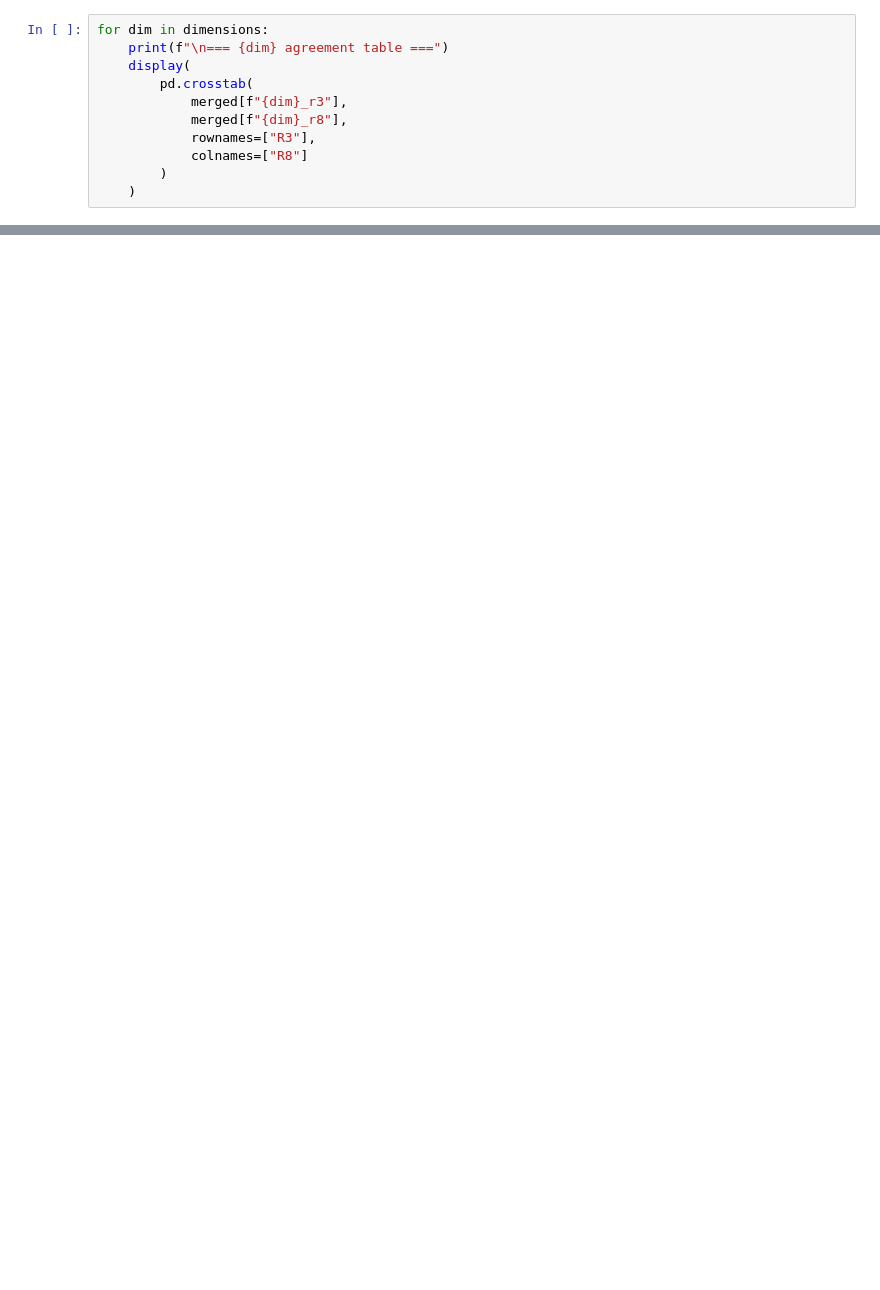
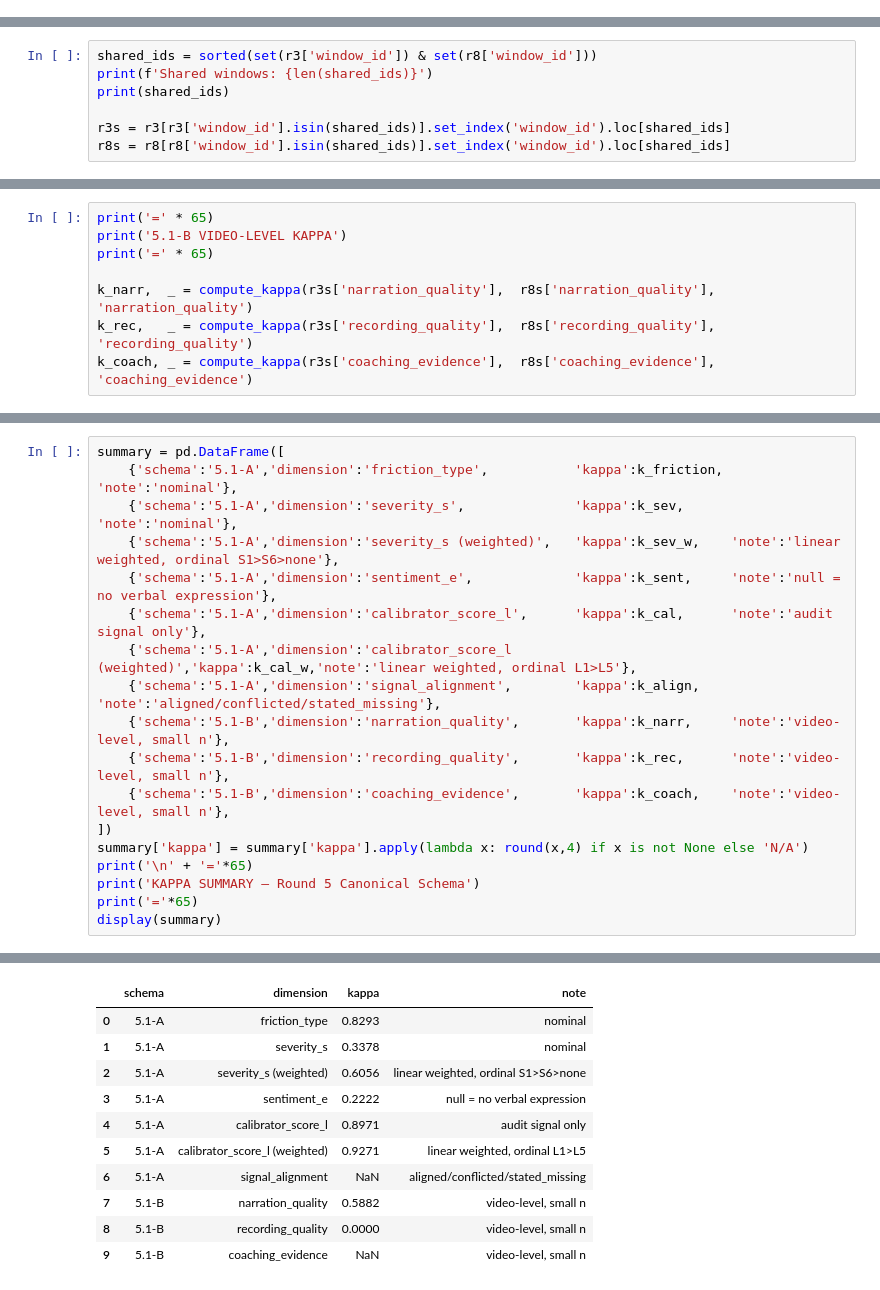
Before and after one commit to 666junyichen/accessibility-testing-qa-engine, a Jupyter notebook: notebooks/04_kappa_agreement.ipynb, the cells around one changed output, grey strips where cells are left out. Cells and saved outputs as stored; diff of their text form; blank space fills up the shorter version.

Commit message:
R8 updated kappa agreement

```diff
--- a/notebooks/04_kappa_agreement.ipynb
+++ b/notebooks/04_kappa_agreement.ipynb
@@ -152,11 +54,0 @@ display(results_df)
-# %%
-for dim in dimensions:
-    print(f"\n=== {dim} agreement table ===")
-    display(
-        pd.crosstab(
-            merged[f"{dim}_r3"],
-            merged[f"{dim}_r8"],
-            rownames=["R3"],
-            colnames=["R8"]
-        )
-    )
@@ -225,0 +57,7 @@ Round 1 agreement results: friction_type kappa = 0.6606, severity kappa = 0.3869
+# %%
+shared_ids = sorted(set(r3['window_id']) & set(r8['window_id']))
+print(f'Shared windows: {len(shared_ids)}')
+print(shared_ids)
+
+r3s = r3[r3['window_id'].isin(shared_ids)].set_index('window_id').loc[shared_ids]
+r8s = r8[r8['window_id'].isin(shared_ids)].set_index('window_id').loc[shared_ids]
@@ -225,0 +175,8 @@ Round 1 agreement results: friction_type kappa = 0.6606, severity kappa = 0.3869
+# %%
+print('=' * 65)
+print('5.1-B VIDEO-LEVEL KAPPA')
+print('=' * 65)
+
+k_narr,  _ = compute_kappa(r3s['narration_quality'],  r8s['narration_quality'],  'narration_quality')
+k_rec,   _ = compute_kappa(r3s['recording_quality'],  r8s['recording_quality'],  'recording_quality')
+k_coach, _ = compute_kappa(r3s['coaching_evidence'],  r8s['coaching_evidence'],  'coaching_evidence')
@@ -225,0 +290,19 @@ Round 1 agreement results: friction_type kappa = 0.6606, severity kappa = 0.3869
+# %%
+summary = pd.DataFrame([
+    {'schema':'5.1-A','dimension':'friction_type',           'kappa':k_friction, 'note':'nominal'},
+    {'schema':'5.1-A','dimension':'severity_s',              'kappa':k_sev,      'note':'nominal'},
+    {'schema':'5.1-A','dimension':'severity_s (weighted)',   'kappa':k_sev_w,    'note':'linear weighted, ordinal S1>S6>none'},
+    {'schema':'5.1-A','dimension':'sentiment_e',             'kappa':k_sent,     'note':'null = no verbal expression'},
+    {'schema':'5.1-A','dimension':'calibrator_score_l',      'kappa':k_cal,      'note':'audit signal only'},
+    {'schema':'5.1-A','dimension':'calibrator_score_l (weighted)','kappa':k_cal_w,'note':'linear weighted, ordinal L1>L5'},
+    {'schema':'5.1-A','dimension':'signal_alignment',        'kappa':k_align,    'note':'aligned/conflicted/stated_missing'},
+    {'schema':'5.1-B','dimension':'narration_quality',       'kappa':k_narr,     'note':'video-level, small n'},
+    {'schema':'5.1-B','dimension':'recording_quality',       'kappa':k_rec,      'note':'video-level, small n'},
+    {'schema':'5.1-B','dimension':'coaching_evidence',       'kappa':k_coach,    'note':'video-level, small n'},
+])
+summary['kappa'] = summary['kappa'].apply(lambda x: round(x,4) if x is not None else 'N/A')
+print('\n' + '='*65)
+print('KAPPA SUMMARY — Round 5 Canonical Schema')
+print('='*65)
+display(summary)
+# %% [output]
@@ -225,0 +312,11 @@ Round 1 agreement results: friction_type kappa = 0.6606, severity kappa = 0.3869
+|  | schema | dimension | kappa | note |
+| 0 | 5.1-A | friction_type | 0.8293 | nominal |
+| 1 | 5.1-A | severity_s | 0.3378 | nominal |
+| 2 | 5.1-A | severity_s (weighted) | 0.6056 | linear weighted, ordinal S1>S6>none |
+| 3 | 5.1-A | sentiment_e | 0.2222 | null = no verbal expression |
+| 4 | 5.1-A | calibrator_score_l | 0.8971 | audit signal only |
+| 5 | 5.1-A | calibrator_score_l (weighted) | 0.9271 | linear weighted, ordinal L1>L5 |
+| 6 | 5.1-A | signal_alignment | NaN | aligned/conflicted/stated_missing |
+| 7 | 5.1-B | narration_quality | 0.5882 | video-level, small n |
+| 8 | 5.1-B | recording_quality | 0.0000 | video-level, small n |
+| 9 | 5.1-B | coaching_evidence | NaN | video-level, small n |
```
Also changed, not shown: parts of 32 cells of this notebook.
